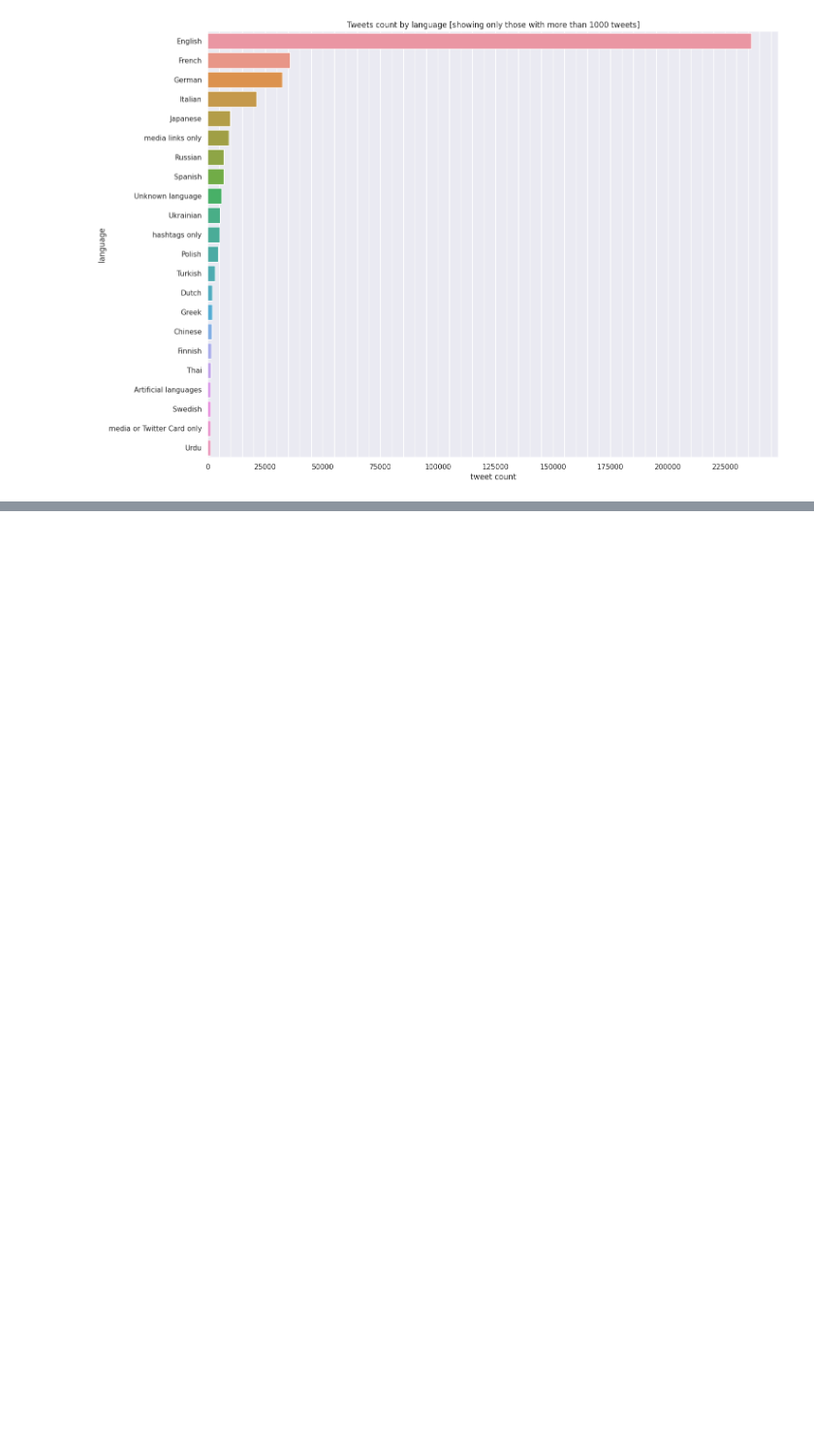
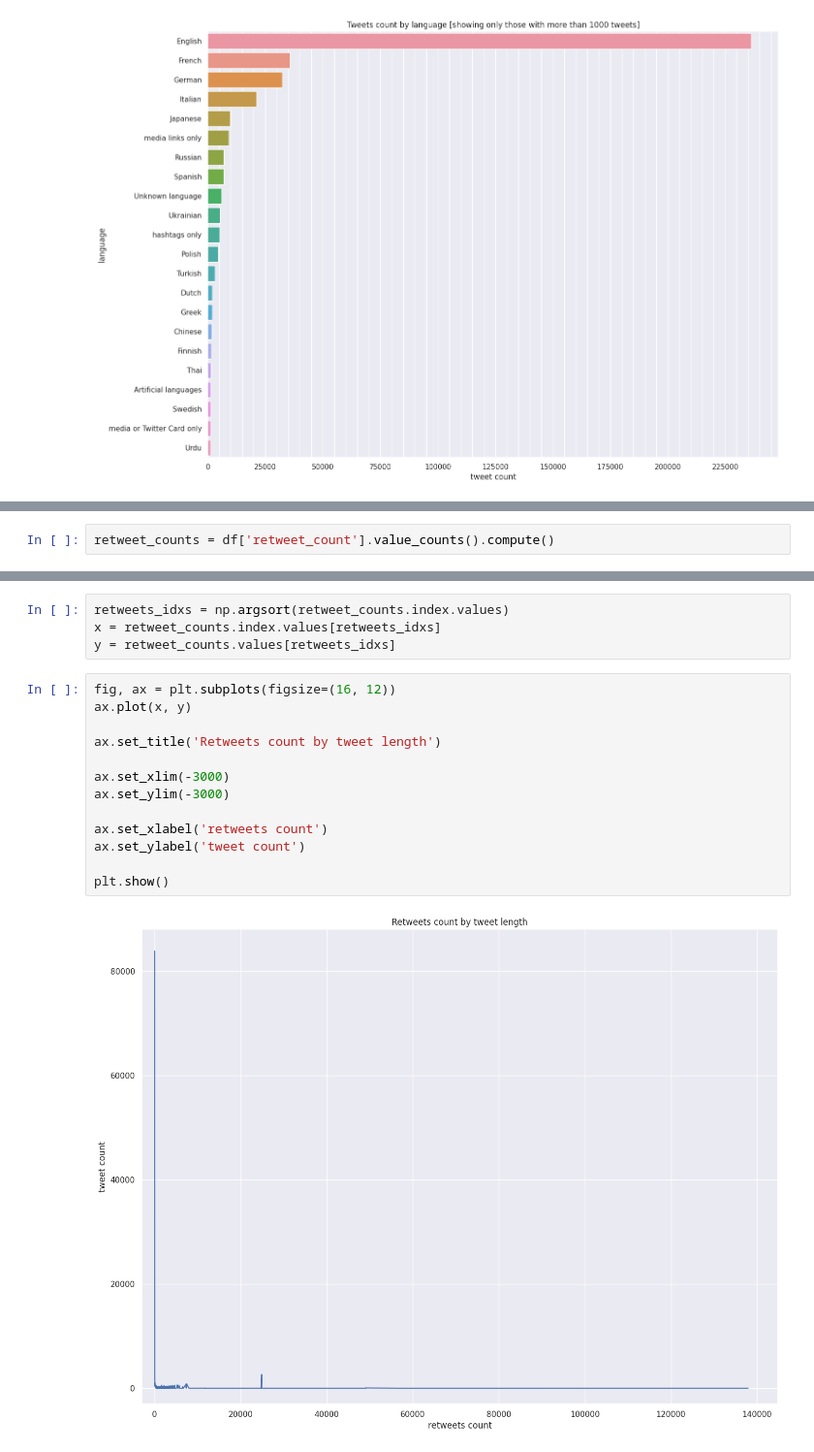
Before and after one commit to Goader/ukraine-tweets-eda, a Jupyter notebook: entry-level-exploration-dask.ipynb, the cells around one changed output, grey strips where cells are left out. Shown at 97% size. Drawn from its saved outputs; the diff is of its cells as text; blank space fills up the shorter version.

```diff
--- a/entry-level-exploration-dask.ipynb
+++ b/entry-level-exploration-dask.ipynb
@@ -167,0 +274,2 @@ plt.show()
+# %%
+retweet_counts = df['retweet_count'].value_counts().compute()
@@ -167,0 +291,19 @@ plt.show()
+# %%
+retweets_idxs = np.argsort(retweet_counts.index.values)
+x = retweet_counts.index.values[retweets_idxs]
+y = retweet_counts.values[retweets_idxs]
+# %%
+fig, ax = plt.subplots(figsize=(16, 12))
+ax.plot(x, y)
+
+ax.set_title('Retweets count by tweet length')
+
+ax.set_xlim(-3000)
+ax.set_ylim(-3000)
+
+ax.set_xlabel('retweets count')
+ax.set_ylabel('tweet count')
+
+plt.show()
+# %% [output]
+[figure, added]
```
Also changed, not shown: parts of 20 cells of this notebook.
